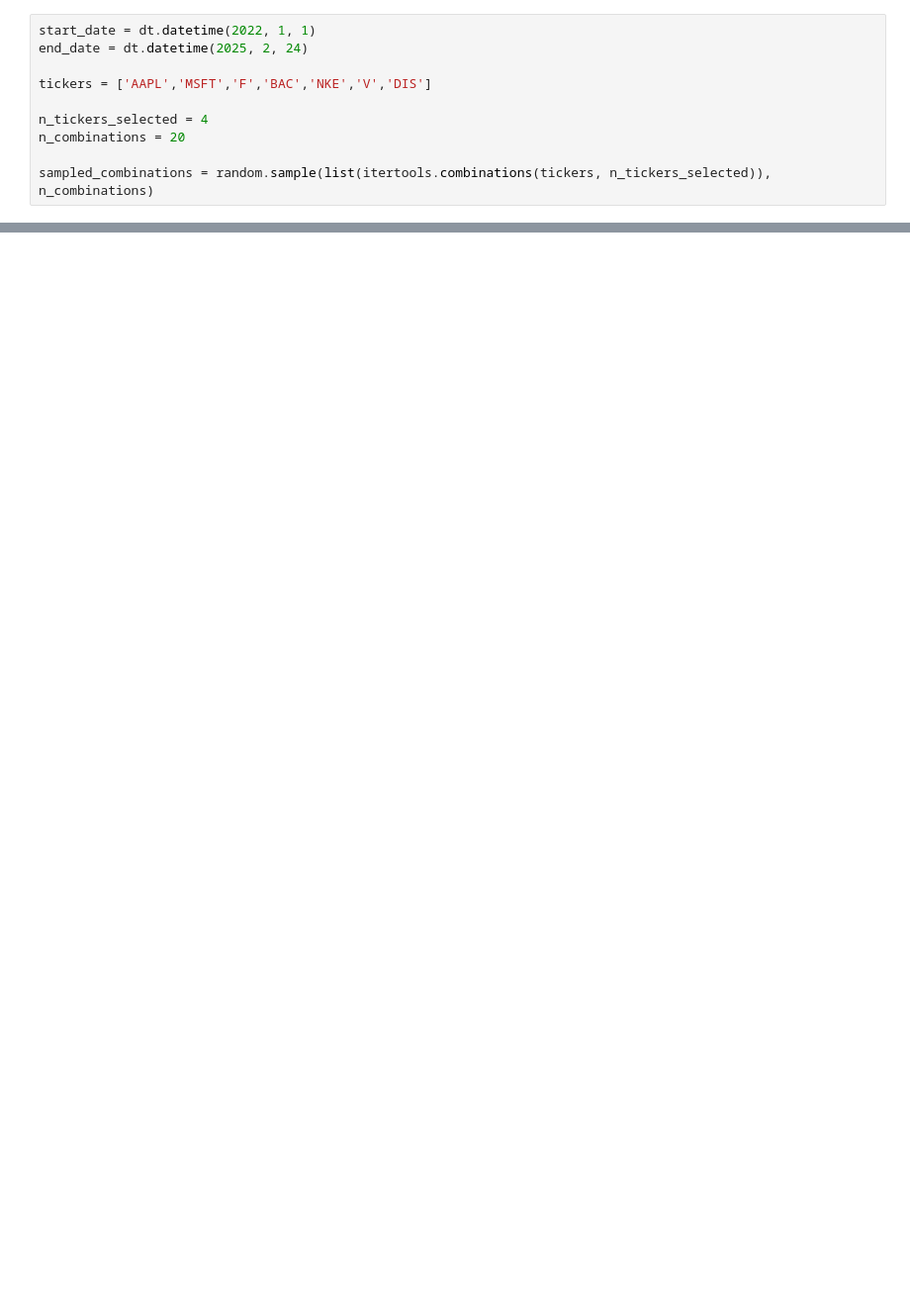
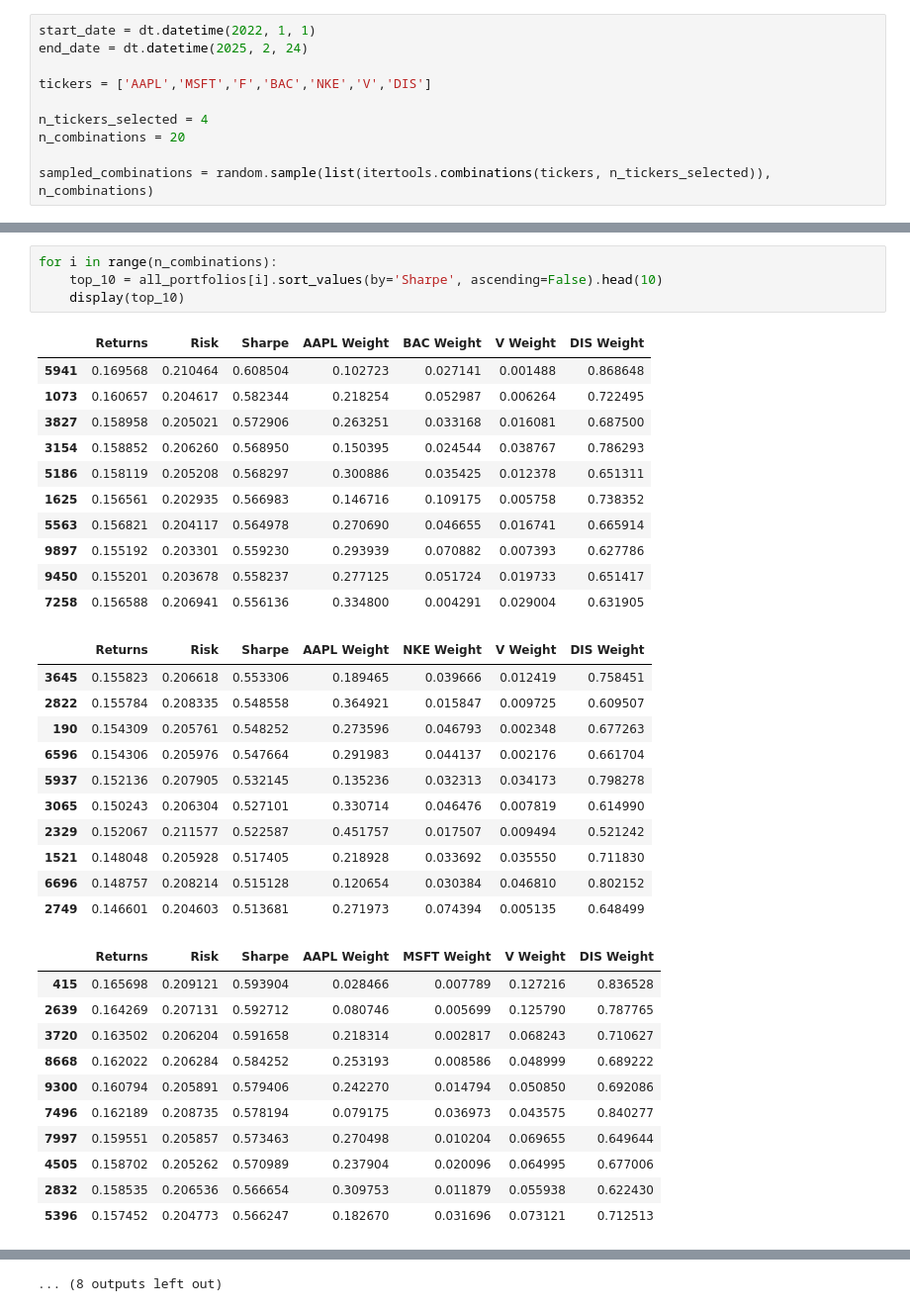
Before and after one commit to LuisMB09/sim_procesos_financieros, a Jupyter notebook: 06 - Portafolios de Markowitz.ipynb, the cells around one changed output, grey strips where cells are left out. Shown at 99% size. Saved outputs shown, nothing was run; the diff lists cells and outputs as text; blank space fills up the shorter version.

```diff
--- a/06 - Portafolios de Markowitz.ipynb
+++ b/06 - Portafolios de Markowitz.ipynb
@@ -70,0 +96,38 @@ plt.grid();
+# %%
+for i in range(n_combinations):
+    top_10 = all_portfolios[i].sort_values(by='Sharpe', ascending=False).head(10)
+    display(top_10)
+# %% [output]
+|  | Returns | Risk | Sharpe | AAPL Weight | BAC Weight | V Weight | DIS Weight |
+| 5941 | 0.169568 | 0.210464 | 0.608504 | 0.102723 | 0.027141 | 0.001488 | 0.868648 |
+| 1073 | 0.160657 | 0.204617 | 0.582344 | 0.218254 | 0.052987 | 0.006264 | 0.722495 |
+| 3827 | 0.158958 | 0.205021 | 0.572906 | 0.263251 | 0.033168 | 0.016081 | 0.687500 |
+| 3154 | 0.158852 | 0.206260 | 0.568950 | 0.150395 | 0.024544 | 0.038767 | 0.786293 |
+| 5186 | 0.158119 | 0.205208 | 0.568297 | 0.300886 | 0.035425 | 0.012378 | 0.651311 |
+| 1625 | 0.156561 | 0.202935 | 0.566983 | 0.146716 | 0.109175 | 0.005758 | 0.738352 |
+| 5563 | 0.156821 | 0.204117 | 0.564978 | 0.270690 | 0.046655 | 0.016741 | 0.665914 |
+| 9897 | 0.155192 | 0.203301 | 0.559230 | 0.293939 | 0.070882 | 0.007393 | 0.627786 |
+| 9450 | 0.155201 | 0.203678 | 0.558237 | 0.277125 | 0.051724 | 0.019733 | 0.651417 |
+| 7258 | 0.156588 | 0.206941 | 0.556136 | 0.334800 | 0.004291 | 0.029004 | 0.631905 |
+|  | Returns | Risk | Sharpe | AAPL Weight | NKE Weight | V Weight | DIS Weight |
+| 3645 | 0.155823 | 0.206618 | 0.553306 | 0.189465 | 0.039666 | 0.012419 | 0.758451 |
+| 2822 | 0.155784 | 0.208335 | 0.548558 | 0.364921 | 0.015847 | 0.009725 | 0.609507 |
+| 190 | 0.154309 | 0.205761 | 0.548252 | 0.273596 | 0.046793 | 0.002348 | 0.677263 |
+| 6596 | 0.154306 | 0.205976 | 0.547664 | 0.291983 | 0.044137 | 0.002176 | 0.661704 |
+| 5937 | 0.152136 | 0.207905 | 0.532145 | 0.135236 | 0.032313 | 0.034173 | 0.798278 |
+| 3065 | 0.150243 | 0.206304 | 0.527101 | 0.330714 | 0.046476 | 0.007819 | 0.614990 |
+| 2329 | 0.152067 | 0.211577 | 0.522587 | 0.451757 | 0.017507 | 0.009494 | 0.521242 |
+| 1521 | 0.148048 | 0.205928 | 0.517405 | 0.218928 | 0.033692 | 0.035550 | 0.711830 |
+| 6696 | 0.148757 | 0.208214 | 0.515128 | 0.120654 | 0.030384 | 0.046810 | 0.802152 |
+| 2749 | 0.146601 | 0.204603 | 0.513681 | 0.271973 | 0.074394 | 0.005135 | 0.648499 |
+|  | Returns | Risk | Sharpe | AAPL Weight | MSFT Weight | V Weight | DIS Weight |
+| 415 | 0.165698 | 0.209121 | 0.593904 | 0.028466 | 0.007789 | 0.127216 | 0.836528 |
+| 2639 | 0.164269 | 0.207131 | 0.592712 | 0.080746 | 0.005699 | 0.125790 | 0.787765 |
+| 3720 | 0.163502 | 0.206204 | 0.591658 | 0.218314 | 0.002817 | 0.068243 | 0.710627 |
+| 8668 | 0.162022 | 0.206284 | 0.584252 | 0.253193 | 0.008586 | 0.048999 | 0.689222 |
+| 9300 | 0.160794 | 0.205891 | 0.579406 | 0.242270 | 0.014794 | 0.050850 | 0.692086 |
+| 7496 | 0.162189 | 0.208735 | 0.578194 | 0.079175 | 0.036973 | 0.043575 | 0.840277 |
+| 7997 | 0.159551 | 0.205857 | 0.573463 | 0.270498 | 0.010204 | 0.069655 | 0.649644 |
+| 4505 | 0.158702 | 0.205262 | 0.570989 | 0.237904 | 0.020096 | 0.064995 | 0.677006 |
+| 2832 | 0.158535 | 0.206536 | 0.566654 | 0.309753 | 0.011879 | 0.055938 | 0.622430 |
+| 5396 | 0.157452 | 0.204773 | 0.566247 | 0.182670 | 0.031696 | 0.073121 | 0.712513 |
@@ -70,0 +233 @@ plt.grid();
+... (8 outputs left out)
```
Also changed, not shown: parts of 4 cells of this notebook.
